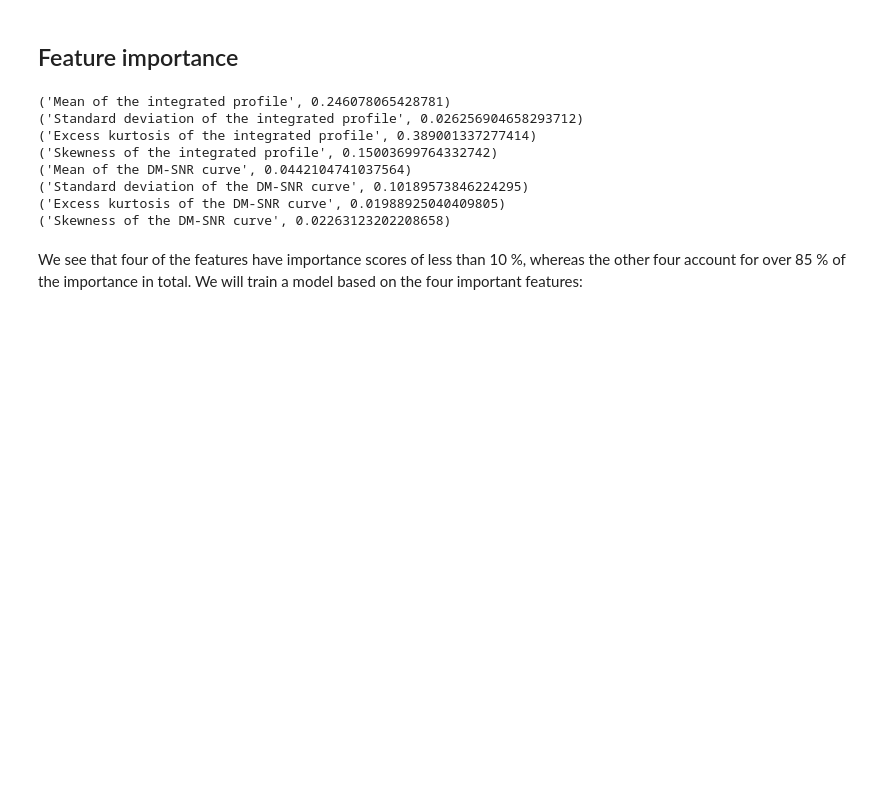
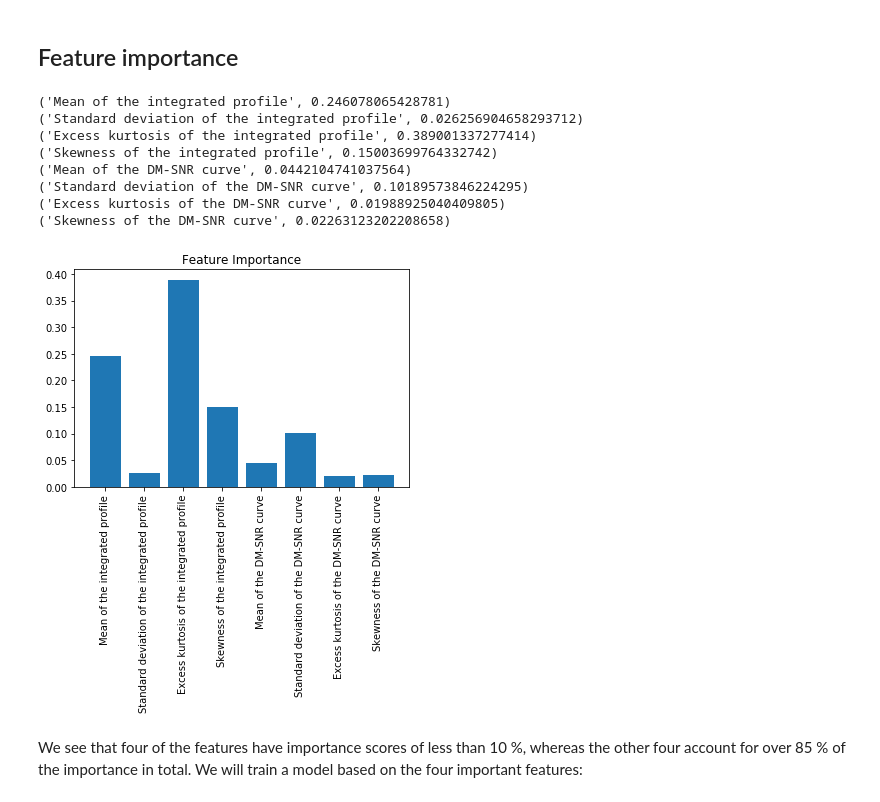
Before and after one commit to christianhbye/MAIS202, a Jupyter notebook: Final Project/Deliverables/Deliverable 4.ipynb, the cells around one changed output. Drawn from its saved outputs; the diff is of its cells as text; code cells hidden in the pictures; blank space fills up the shorter version.

Commit message:
complete feature importance discussion

```diff
--- a/Final Project/Deliverables/Deliverable 4.ipynb
+++ b/Final Project/Deliverables/Deliverable 4.ipynb
@@ -46,6 +46,14 @@ for feature in zip(feat_labels, rfc.feature_importances_):
 ('Standard deviation of the DM-SNR curve', 0.10189573846224295)
 ('Excess kurtosis of the DM-SNR curve', 0.01988925040409805)
 ('Skewness of the DM-SNR curve', 0.02263123202208658)
+# %%
+plt.figure()
+plt.title("Feature Importance")
+plt.bar(range(X_train.shape[1]), rfc.feature_importances_)
+plt.xticks(range(X_train.shape[1]), feat_labels, rotation=90)
+plt.show()
+# %% [output]
+[figure, added]
 # %% [markdown]
 We see that four of the features have importance scores of less than 10 %, whereas the other four account for over 85 % of the importance in total. We will train a model based on the four important features:
 # %%
```
Also changed, not shown: parts of 14 cells of this notebook.
